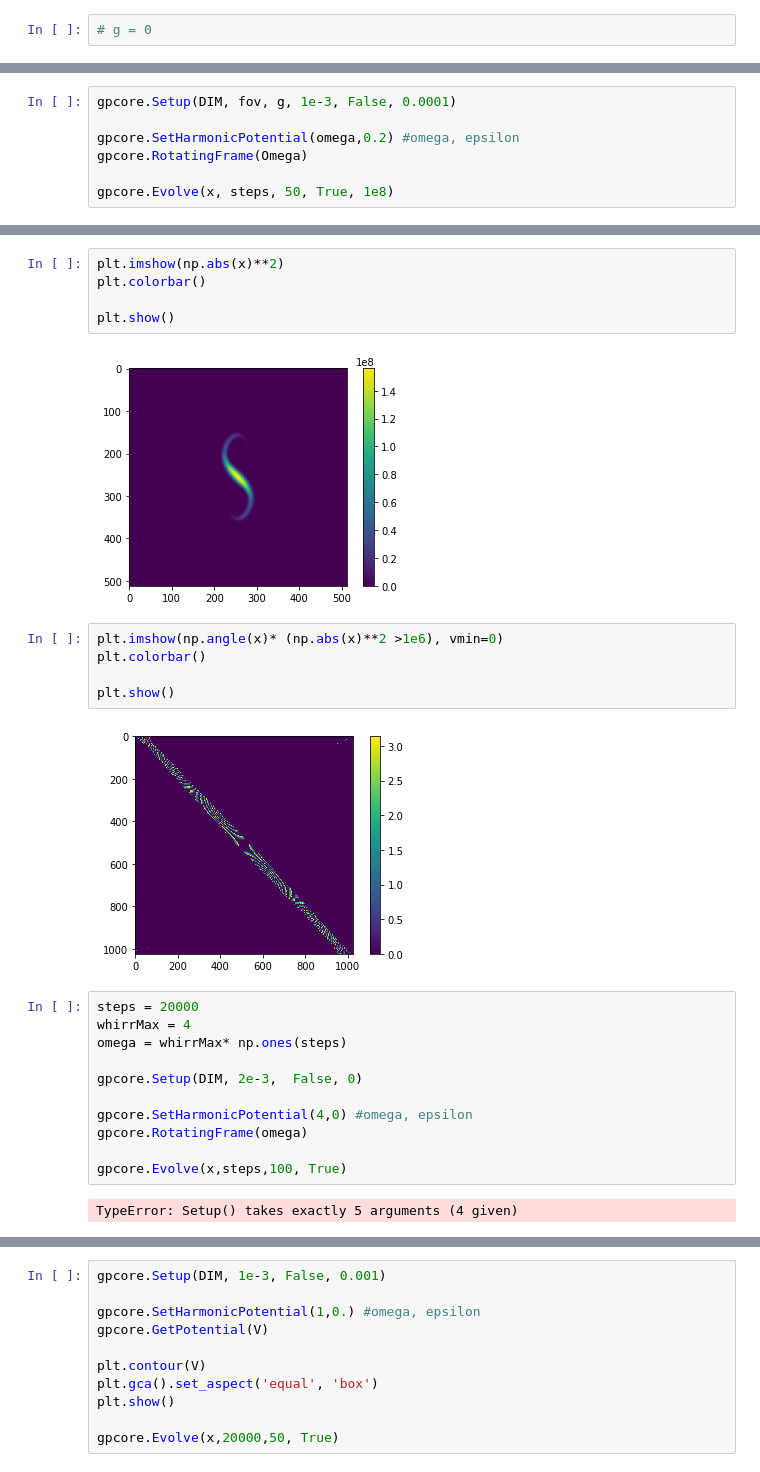
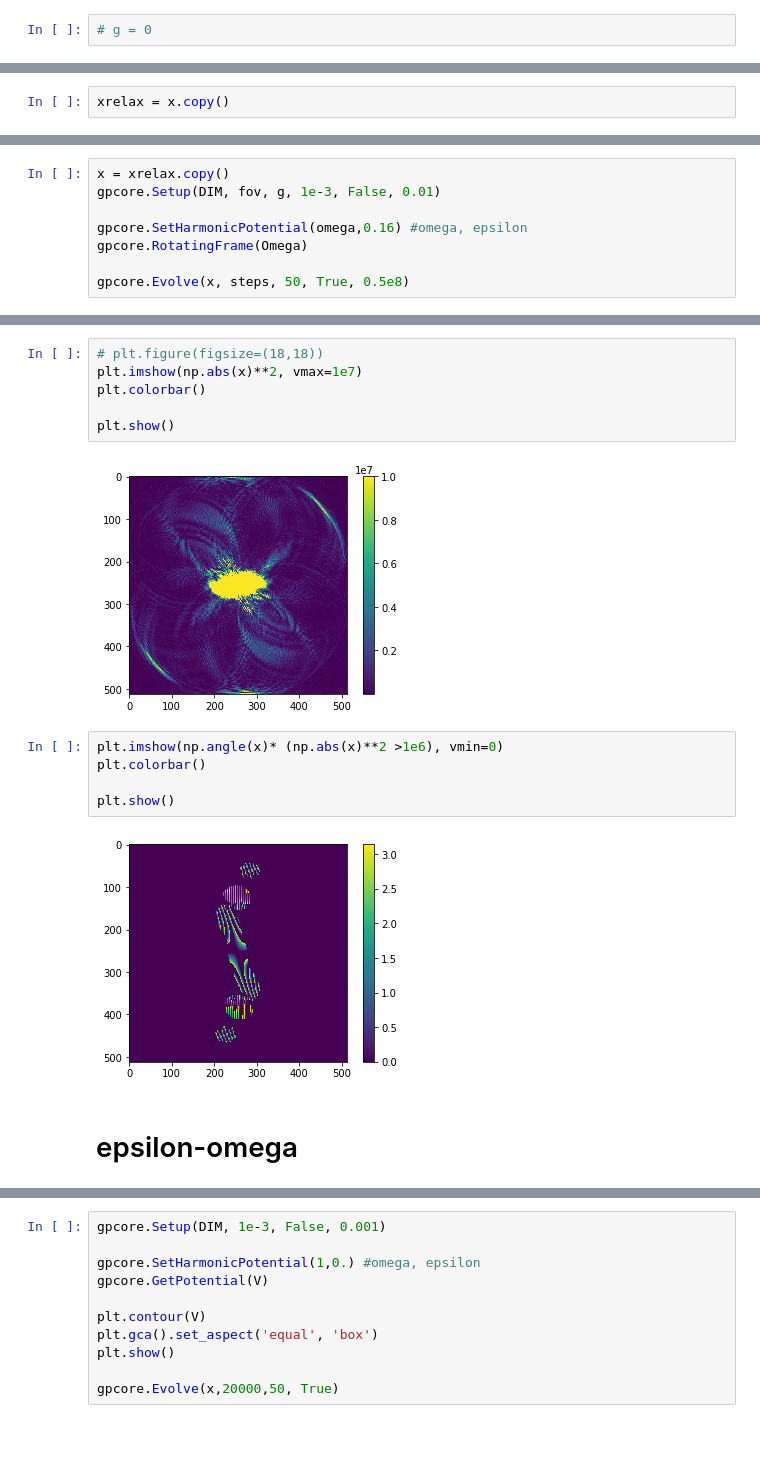
Before and after one commit to biswaroopmukherjee/condensate, a Jupyter notebook: examples/random.ipynb, the cells around one changed output, grey strips where cells are left out. Drawn from its saved outputs; the diff is of its cells as text; blank space fills up the shorter version.

```diff
--- a/examples/random.ipynb
+++ b/examples/random.ipynb
@@ -101,0 +95,2 @@ whirrtime = 1500
+# %%
+xrelax = x.copy()
@@ -111,7 +113,8 @@ plt.plot(times, Omega)
 # %%
-gpcore.Setup(DIM, fov, g, 1e-3, False, 0.0001)
+x = xrelax.copy()
+gpcore.Setup(DIM, fov, g, 1e-3, False, 0.01)
 
-gpcore.SetHarmonicPotential(omega,0.2) #omega, epsilon
+gpcore.SetHarmonicPotential(omega,0.16) #omega, epsilon
 gpcore.RotatingFrame(Omega)
 
-gpcore.Evolve(x, steps, 50, True, 1e8)
+gpcore.Evolve(x, steps, 50, True, 0.5e8)
@@ -118,27 +131,17 @@ gpcore.Evolve(x, steps, 50, True, 1e8)
 # %%
-plt.imshow(np.abs(x)**2)
+# plt.figure(figsize=(18,18))
+plt.imshow(np.abs(x)**2, vmax=1e7)
 plt.colorbar()
 
 plt.show()
 # %% [output]
-[figure, old version]
+[figure, new version]
 # %%
 plt.imshow(np.angle(x)* (np.abs(x)**2 >1e6), vmin=0)
 plt.colorbar()
 
 plt.show()
 # %% [output]
-[figure, old version]
+[figure, new version]
-# %%
-steps = 20000
-whirrMax = 4
-omega = whirrMax* np.ones(steps)
-
-gpcore.Setup(DIM, 2e-3,  False, 0)
-
-gpcore.SetHarmonicPotential(4,0) #omega, epsilon
-gpcore.RotatingFrame(omega)
-
-gpcore.Evolve(x,steps,100, True)
-# %% [output]
-TypeError: Setup() takes exactly 5 arguments (4 given)
+# %% [markdown]
+# epsilon-omega
```
Also changed, not shown: parts of 8 cells of this notebook.
